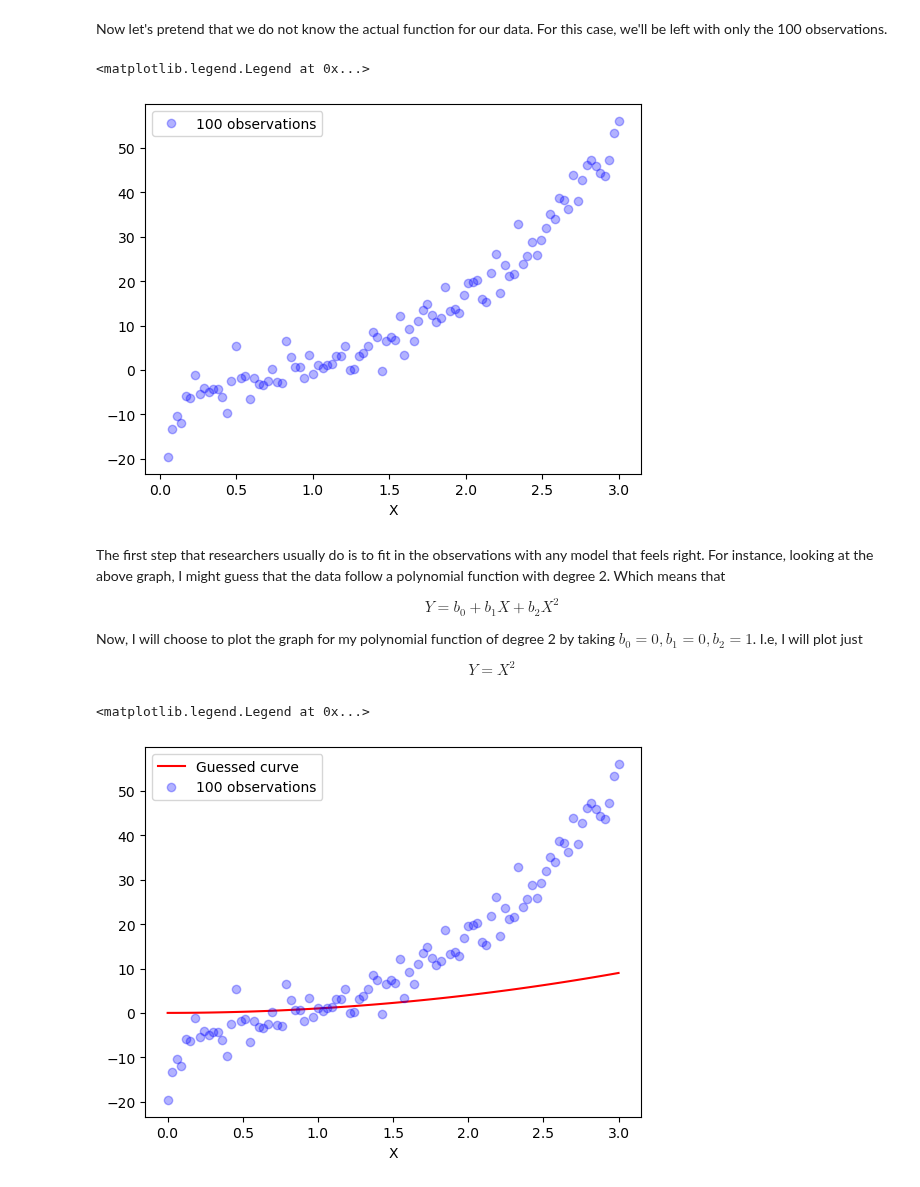
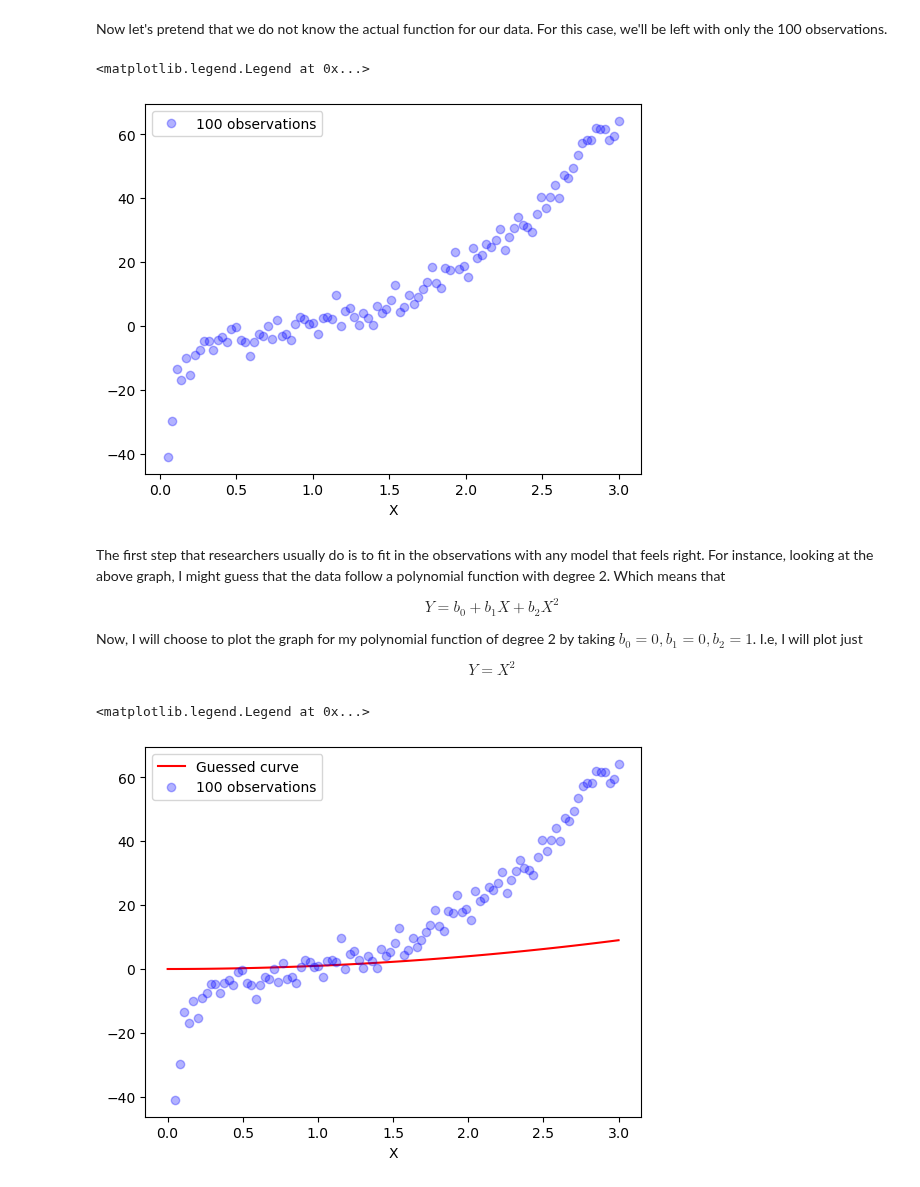
Before and after one commit to FaizAzhar/DataScience-studies, a Jupyter notebook: Statistical Tools Simulations/Nonlinear Regression Simulation.ipynb, the cells around one changed output. Saved outputs shown, nothing was run; the diff lists cells and outputs as text; code cells hidden in the pictures.

```diff
--- a/Statistical Tools Simulations/Nonlinear Regression Simulation.ipynb
+++ b/Statistical Tools Simulations/Nonlinear Regression Simulation.ipynb
@@ -19,7 +19,7 @@ Let say that we observed 100 data points that follows a nonlinear graph.
 # %%
 import numpy as np
 
-y = lambda x: 2*(x**3) - (1/x)
+y = lambda x: 2.5*(x**3) - 2/x
 
 X = np.linspace(0.05, 3, 100) # generate 100 x's
 Y = y(X) # generate 100 y's
@@ -43,7 +43,7 @@ plt.xlabel("X")
 plt.legend()
 # %% [output]
 <matplotlib.legend.Legend at 0x...>
-[figure, old version]
+[figure, new version]
 # %% [markdown]
 The first step that researchers usually do is to fit in the observations with any model that feels right. For instance, looking at the above graph, I might guess that the data follow a polynomial function with degree 2. Which means that
 
@@ -55,16 +55,16 @@ $$ Y = X^{2} $$
 # %%
 y_guess = lambda x: x**2 # my guessed function
 
-X = np.linspace(0,3,100)
+X_guess = np.linspace(0,3)
 Y_guess = y_guess(X)
 
-plt.plot(X,y_guess(X), color='red', label = "Guessed curve")
+plt.plot(X_guess,y_guess(X_guess), color='red', label = "Guessed curve")
 plt.plot(X,Y, 'bo', label = "100 observations", alpha = 0.3)
 plt.xlabel("X")
 plt.legend()
 # %% [output]
 <matplotlib.legend.Legend at 0x...>
-[figure, old version]
+[figure, new version]
 # %% [markdown]
 My guessed is totally off by way too much. I can calculate my error using the MSE
 
```
Also changed, not shown: parts of 5 cells of this notebook.
